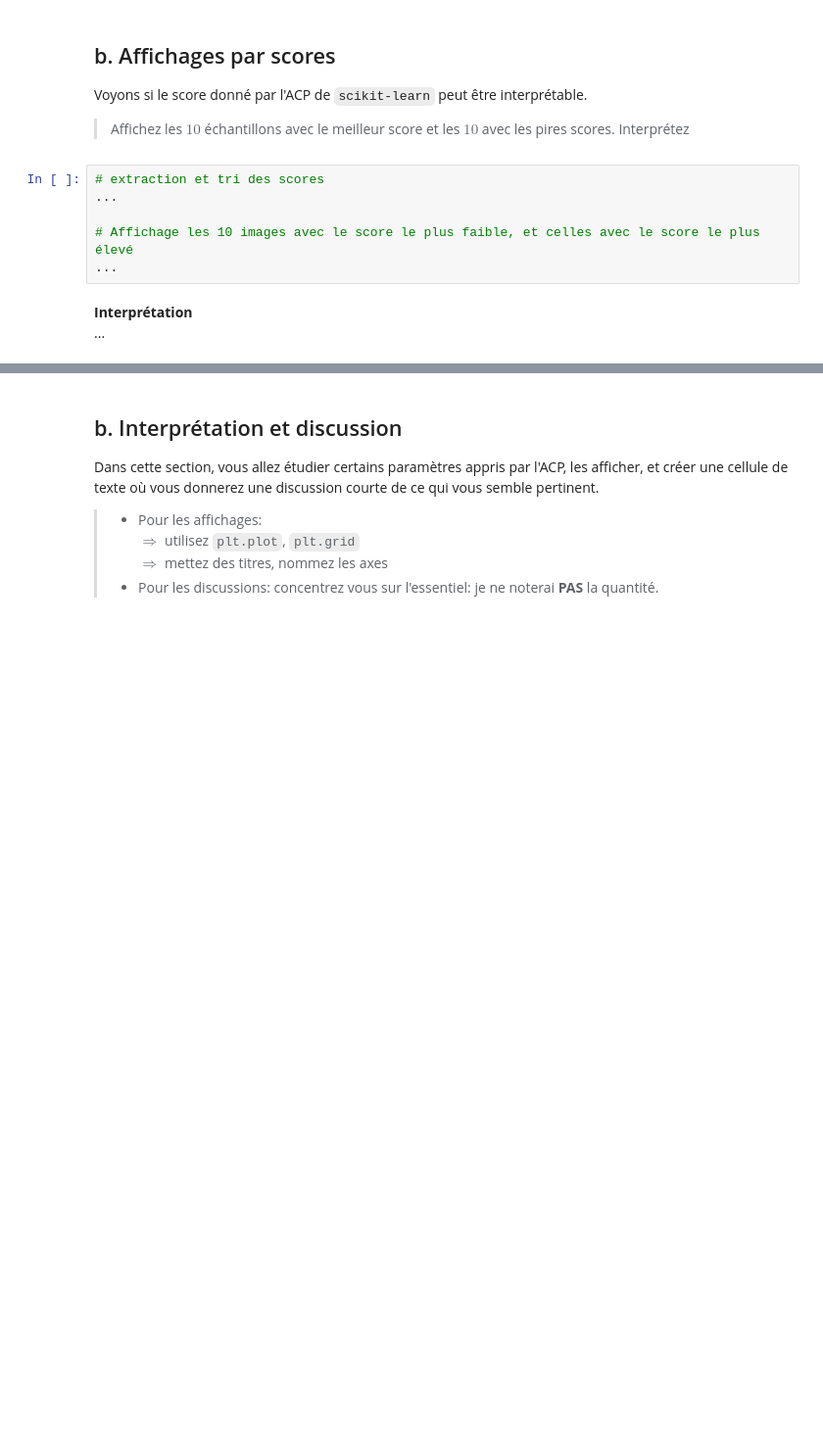
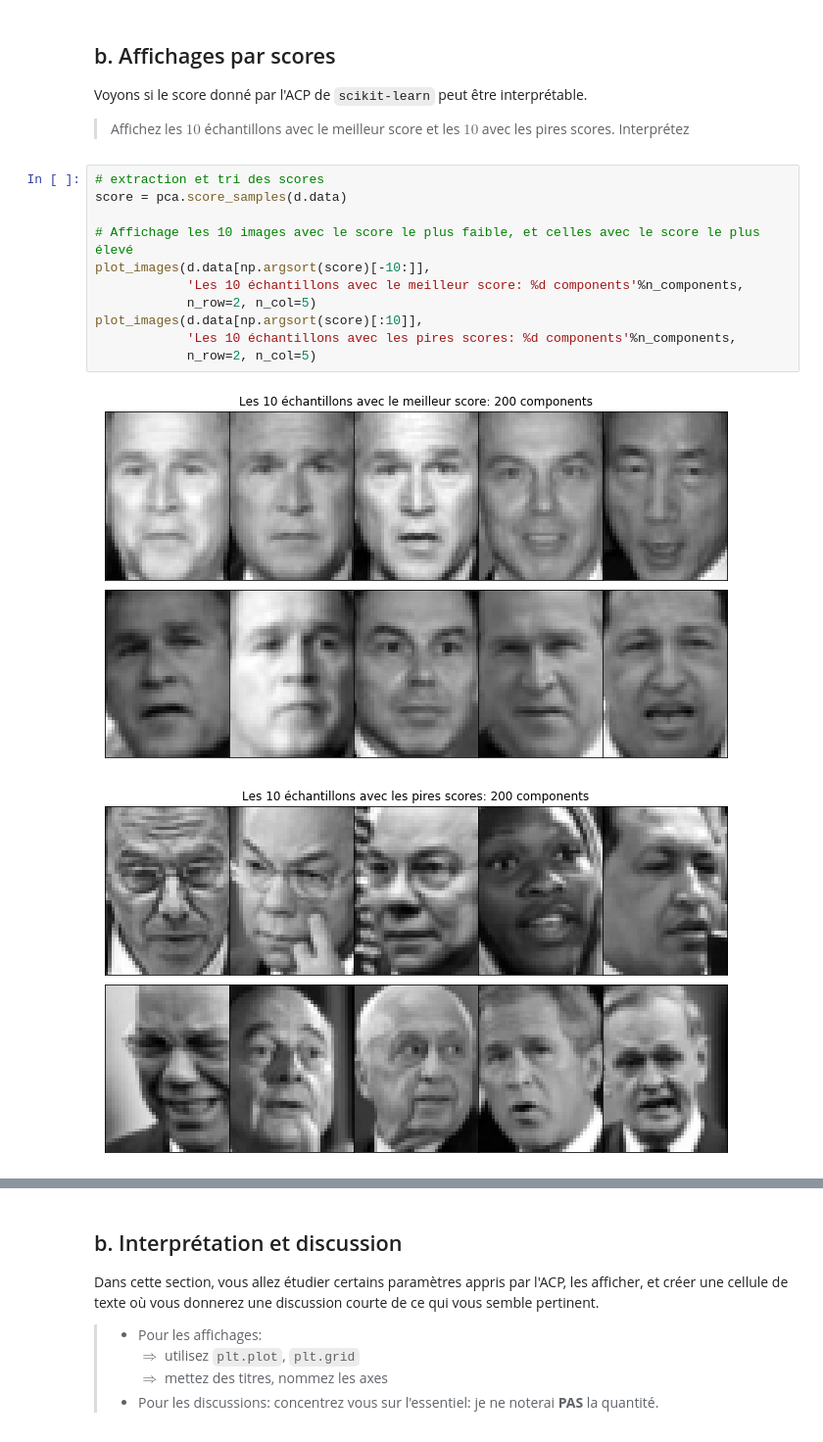
Before and after one commit to campusplage/compte-rendus-randrianjanahary_pla-comes, a Jupyter notebook: TP2_sklearn.ipynb, the cells around one changed output, grey strips where cells are left out. Shown at 98% size. Saved outputs shown, nothing was run; the diff lists cells and outputs as text; blank space fills up the shorter version.

```diff
--- a/TP2_sklearn.ipynb
+++ b/TP2_sklearn.ipynb
@@ -308,10 +335,15 @@ Voyons si le score donné par l'ACP de `scikit-learn` peut être interprétable.
 > Affichez les $10$ échantillons avec le meilleur score et les $10$ avec les pires scores. Interprétez
 # %%
 # extraction et tri des scores
-...
+score = pca.score_samples(d.data)
 
 # Affichage les 10 images avec le score le plus faible, et celles avec le score le plus élevé
-...
+plot_images(d.data[np.argsort(score)[-10:]],
+            'Les 10 échantillons avec le meilleur score: %d components'%n_components,
+            n_row=2, n_col=5)
+plot_images(d.data[np.argsort(score)[:10]],
+            'Les 10 échantillons avec les pires scores: %d components'%n_components,
+            n_row=2, n_col=5)
+# %% [output]
+[figure, added]
+[figure, added]
-# %% [markdown]
-__Interprétation__
-...
```
Also changed, not shown: parts of 12 cells of this notebook.
